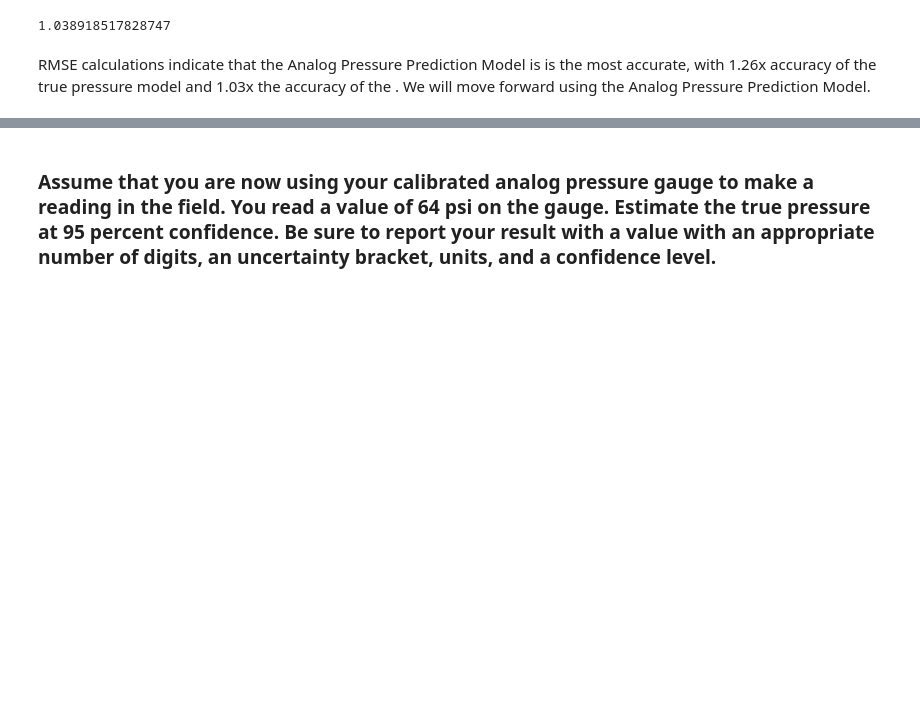
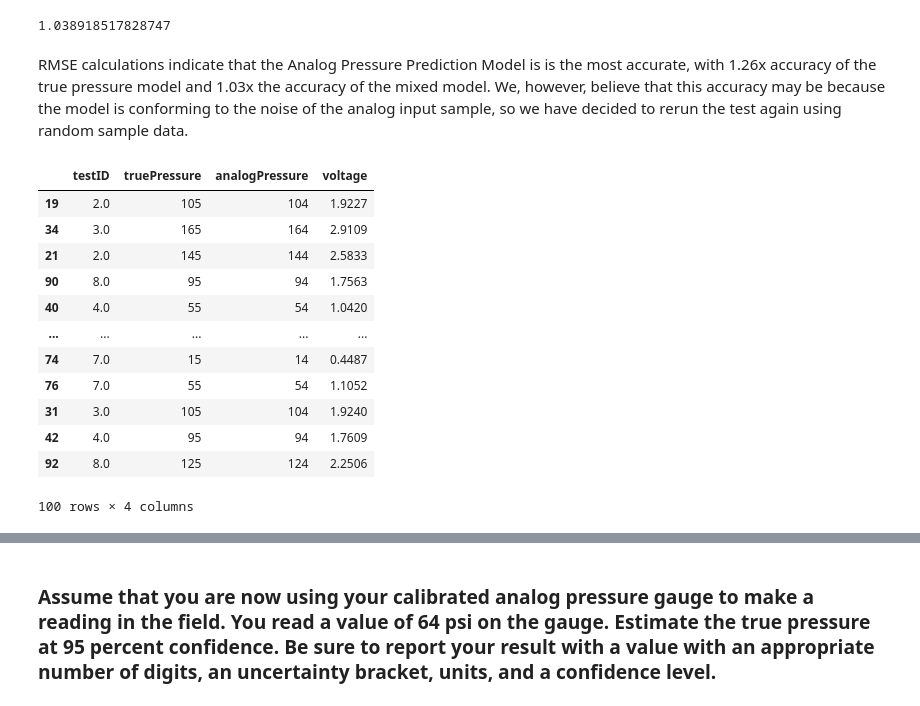
Before and after one commit to TeaOfTheSea/InstrumentCalibrationGit, a Jupyter notebook: InstrumentCalibration-Project.ipynb, the cells around one changed output, grey strips where cells are left out. Cells and saved outputs as stored; diff of their text form; code cells hidden in the pictures; blank space fills up the shorter version.

```diff
--- a/InstrumentCalibration-Project.ipynb
+++ b/InstrumentCalibration-Project.ipynb
@@ -350,5 +344,23 @@ tpvoRMSE/ apvRMSE
 1.2627026027204378
 1.038918517828747
 # %% [markdown]
-RMSE calculations indicate that the Analog Pressure Prediction Model is is the most accurate, with 1.26x accuracy of the true pressure model and 1.03x the accuracy of the .
-We will move forward using the Analog Pressure Prediction Model.
+RMSE calculations indicate that the Analog Pressure Prediction Model is is the most accurate, with 1.26x accuracy of the true pressure model and 1.03x the accuracy of the mixed model.
+We, however, believe that this accuracy may be because the model is conforming to the noise of the analog input sample, so we have decided to rerun the test again using random sample data.
+# %%
+sampleData = sensorData.sample(100)
+sampleData.head()
+sampleData.drop(columns=['tpvPrediction', 'apvPrediction', 'truePressureError', 'analogPressureError', 'tpvPredictionOffset', 'truePressureOffsetError'])
+# %% [output]
+|  | testID | truePressure | analogPressure | voltage |
+| 19 | 2.0 | 105 | 104 | 1.9227 |
+| 34 | 3.0 | 165 | 164 | 2.9109 |
+| 21 | 2.0 | 145 | 144 | 2.5833 |
+| 90 | 8.0 | 95 | 94 | 1.7563 |
+| 40 | 4.0 | 55 | 54 | 1.0420 |
+| ... | ... | ... | ... | ... |
+| 74 | 7.0 | 15 | 14 | 0.4487 |
+| 76 | 7.0 | 55 | 54 | 1.1052 |
+| 31 | 3.0 | 105 | 104 | 1.9240 |
+| 42 | 4.0 | 95 | 94 | 1.7609 |
+| 92 | 8.0 | 125 | 124 | 2.2506 |
+100 rows × 4 columns
```
Also changed, not shown: parts of 9 cells of this notebook.
